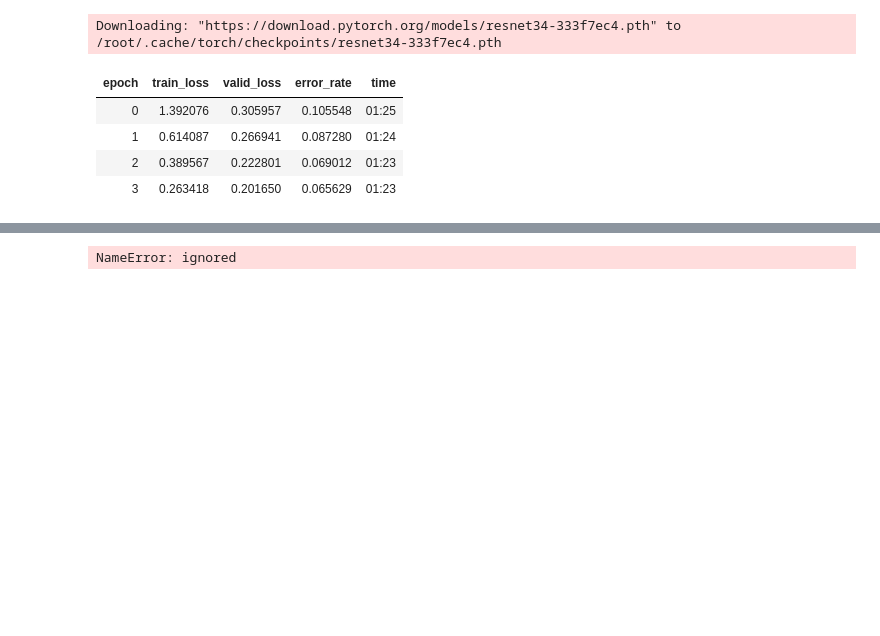
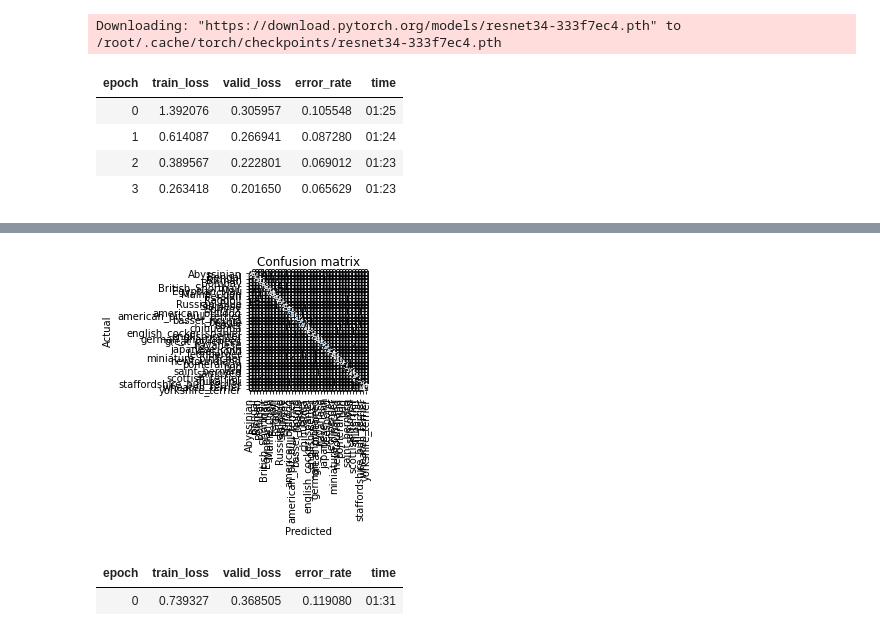
Before and after one commit to s-mostafa-a/pytorch_learning, a Jupyter notebook: fast_ai/lesson_one.ipynb, the cells around one changed output, grey strips where cells are left out. Cells and saved outputs as stored; diff of their text form; code cells hidden in the pictures; blank space fills up the shorter version.

```diff
--- a/fast_ai/lesson_one.ipynb
+++ b/fast_ai/lesson_one.ipynb
@@ -58,6 +58,6 @@ my_learner.fit_one_cycle(4)
 my_learner.save('after_4_epochs')
 # %%
 #notice: learner know data and model
-interpretation = learner.ClassificationInterpretation(my_learner)
+interpretation = learner.ClassificationInterpretation.from_learner(my_learner)
 #note: read fastai sources. they are easy and have used other functions. you would learn how to use them!
 # %% [output]
@@ -65,4 +65,16 @@ TypeError: ignored
-# %%
-interpretation.plot_top_losses()
-# %% [output]
-NameError: ignored
+# %%
+# interpretation.plot_top_losses()
+# not working wtf
+interpretation.plot_confusion_matrix()
+# %% [output]
+[figure, added]
+# %%
+#note: when we call fit_one_cycle() it runs very fast because it just tries to fine tune last layers of model and not the whole weights!
+#unfreeze means please train the whole model
+
+my_learner.unfreeze()
+my_learner.fit_one_cycle(1)
+#error rate goes up. why? when we first trained without unfreeze, we just tried to fine tune last layers and not to manipulate middle layers. watch first video at time: 1:21:00.
+# %% [output]
+| epoch | train_loss | valid_loss | error_rate | time |
+| 0 | 0.739327 | 0.368505 | 0.119080 | 01:31 |
```
Also changed, not shown: parts of 5 cells of this notebook.
